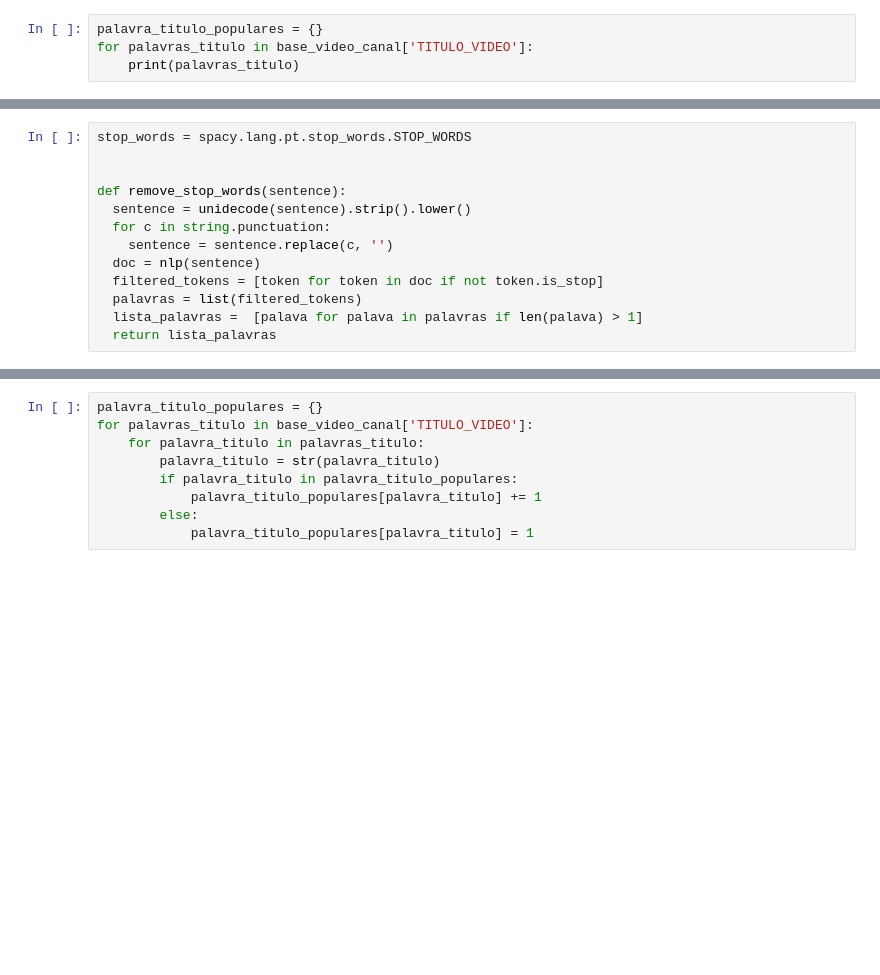
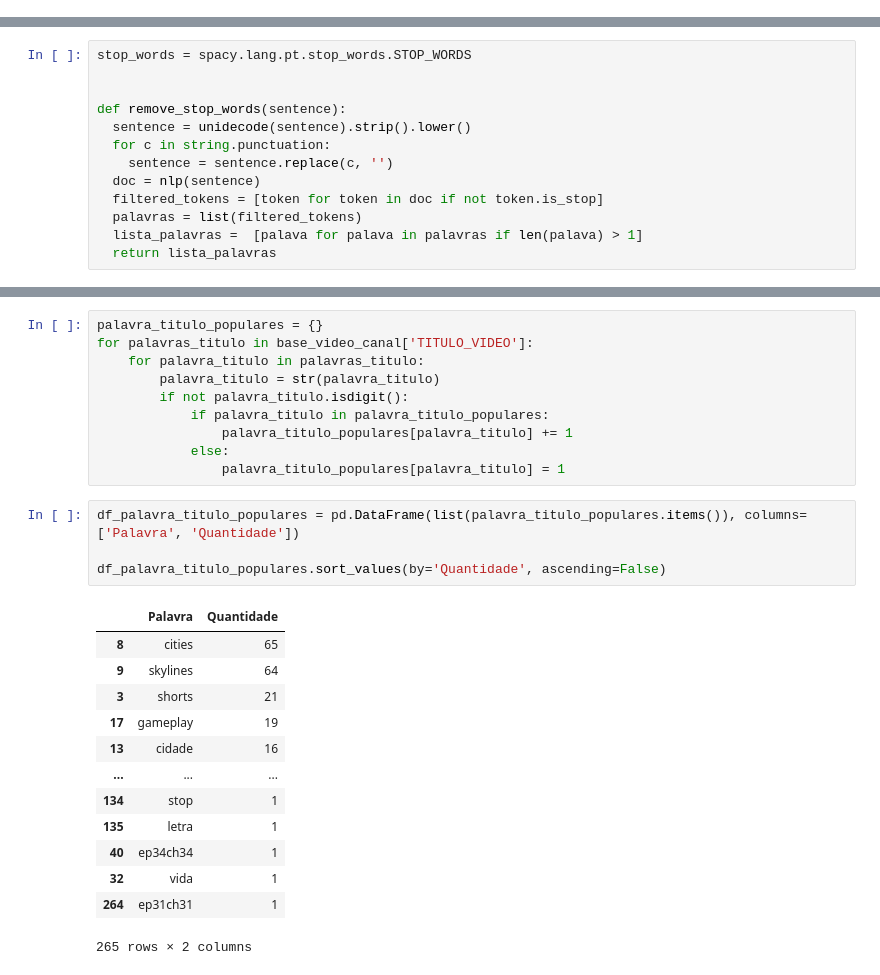
Before and after one commit to rodrigorocha1/analise_dados_youtube, a Jupyter notebook: notebooks_v2/visualizacoes.ipynb, the cells around one changed output, grey strips where cells are left out. Saved outputs shown, nothing was run; the diff lists cells and outputs as text; blank space fills up the shorter version.

Commit message:
quantidade de palavras no título

```diff
--- a/notebooks_v2/visualizacoes.ipynb
+++ b/notebooks_v2/visualizacoes.ipynb
@@ -1436,7 +1436,3 @@ base_video_canal
 | 8857 | 2024-01-23 | assunto_cities_skylines | pT7M1iH1s4M | CITIES SKYLINES | MAPA PICOS VERD... | UC7v51W2NoLFawizgcNuVBOA | CANAL HAND - GAME WITH MUSIC |
 | 8858 | 2024-01-23 | assunto_cities_skylines | lTu4TRT-SoQ | CITIES SKYLINES II - UM NOVO COME... | UCDqzBrUOm7guqqyU8eDackg | BUG CITIES |
 91 rows × 6 columns
-# %%
-palavra_titulo_populares = {}
-for palavras_titulo in base_video_canal['TITULO_VIDEO']:
-    print(palavras_titulo)
@@ -1513,10 +1497,29 @@ palavra_titulo_populares = {}
 for palavras_titulo in base_video_canal['TITULO_VIDEO']:
     for palavra_titulo in palavras_titulo:
         palavra_titulo = str(palavra_titulo)
-        if palavra_titulo in palavra_titulo_populares:
-            palavra_titulo_populares[palavra_titulo] += 1
-        else:
-            palavra_titulo_populares[palavra_titulo] = 1
+        if not palavra_titulo.isdigit():
+            if palavra_titulo in palavra_titulo_populares:
+                palavra_titulo_populares[palavra_titulo] += 1
+            else:
+                palavra_titulo_populares[palavra_titulo] = 1
+# %%
+df_palavra_titulo_populares = pd.DataFrame(list(palavra_titulo_populares.items()), columns=['Palavra', 'Quantidade'])
+
+df_palavra_titulo_populares.sort_values(by='Quantidade', ascending=False)
+# %% [output]
+|  | Palavra | Quantidade |
+| 8 | cities | 65 |
+| 9 | skylines | 64 |
+| 3 | shorts | 21 |
+| 17 | gameplay | 19 |
+| 13 | cidade | 16 |
+| ... | ... | ... |
+| 134 | stop | 1 |
+| 135 | letra | 1 |
+| 40 | ep34ch34 | 1 |
+| 32 | vida | 1 |
+| 264 | ep31ch31 | 1 |
+265 rows × 2 columns
 # %%
 palavra_titulo_populares
 # %% [output]
```
Also changed, not shown: parts of 6 cells of this notebook.
